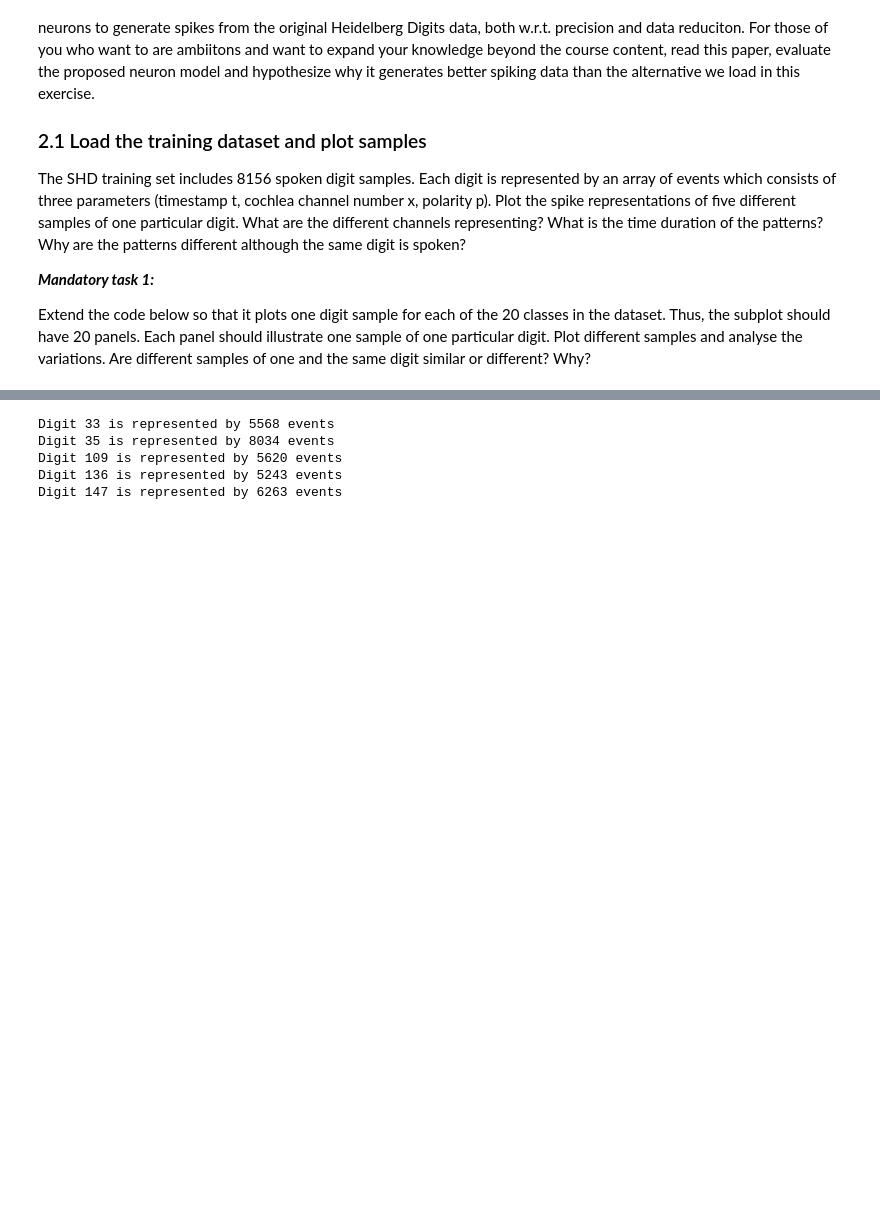
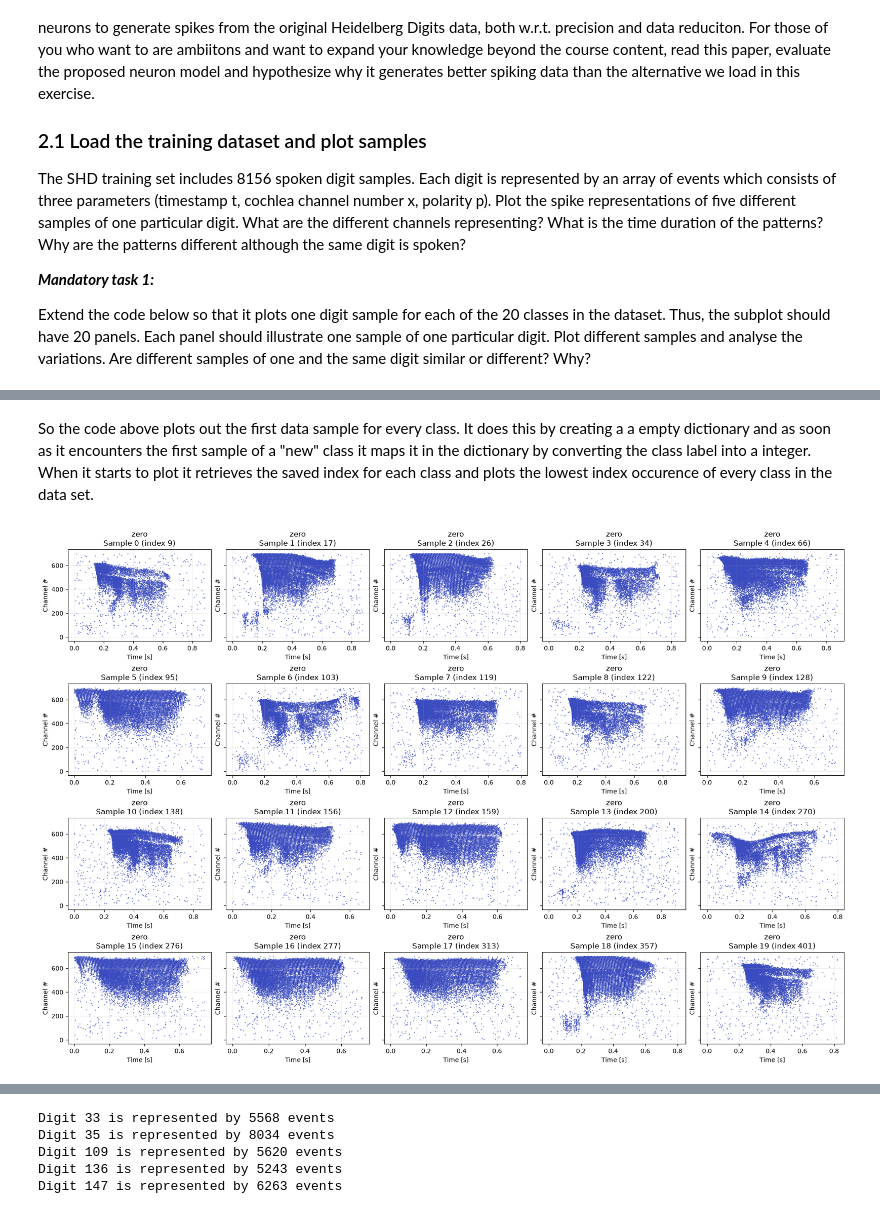
Before and after one commit to K4ffeMan/d7064e, a Jupyter notebook: Lab1/Classification_of_spoken_digits_with_snnTorch.ipynb, the cells around one changed output, grey strips where cells are left out. Saved outputs shown, nothing was run; the diff lists cells and outputs as text; code cells hidden in the pictures; blank space fills up the shorter version.

```diff
--- a/Lab1/Classification_of_spoken_digits_with_snnTorch.ipynb
+++ b/Lab1/Classification_of_spoken_digits_with_snnTorch.ipynb
@@ -80,0 +167,57 @@ Classes: ['zero', 'one', 'two', 'three', 'four', 'five', 'six', 'seven', 'eight'
+# %% [markdown]
+So the code above plots out the first data sample for every class. It does this by creating a a empty dictionary and as soon as it encounters the first sample of a "new" class it maps it in the dictionary by converting the class label into a integer. When it starts to plot it retrieves the saved index for each class and plots the lowest index occurence of every class in the data set.
+# %%
+# Compare 20 samples from the same class
+class_id = 0    # Change this to select another class
+num_samples = 20
+
+# Find the first 20 dataset indices belonging to the selected class
+class_sample_indices = []
+for index in range(len(dataset)):
+    _, label = dataset[index]
+    if int(label) == class_id:
+        class_sample_indices.append(index)
+        if len(class_sample_indices) == num_samples:
+            break
+
+if len(class_sample_indices) < num_samples:
+    raise ValueError(
+        f"Class {class_id} contains only {len(class_sample_indices)} samples; "
+        f"cannot plot {num_samples}."
+    )
+
+fig, axs = plt.subplots(
+    4,
+    5,
+    figsize=(18, 12),
+    sharey=True,
+    constrained_layout=True
+)
+
+# Plot samples 0-19 from the selected class
+for sample_number, (ax, index) in enumerate(
+    zip(axs.flat, class_sample_indices)
+):
+    events, label = dataset[index]
+
+    # Convert timestamps from microseconds to seconds
+    time = 1e-6 * events["t"]
+    channel = events["x"]
+
+    ax.scatter(
+        time,
+        channel,
+        c=events["p"],
+        cmap="coolwarm",
+        marker=".",
+        s=2,
+        alpha=0.7
+    )
+
+    ax.invert_yaxis()
+    ax.set_title(f"{class_names[class_id]}\nSample {sample_number} (index {index})")
+    ax.set_xlabel("Time [s]")
+    ax.set_ylabel("Channel #")
+    ax.grid(alpha=0.2)
+# %% [output]
+[figure, added]
```
Also changed, not shown: parts of 5 cells of this notebook, 1 other file.
